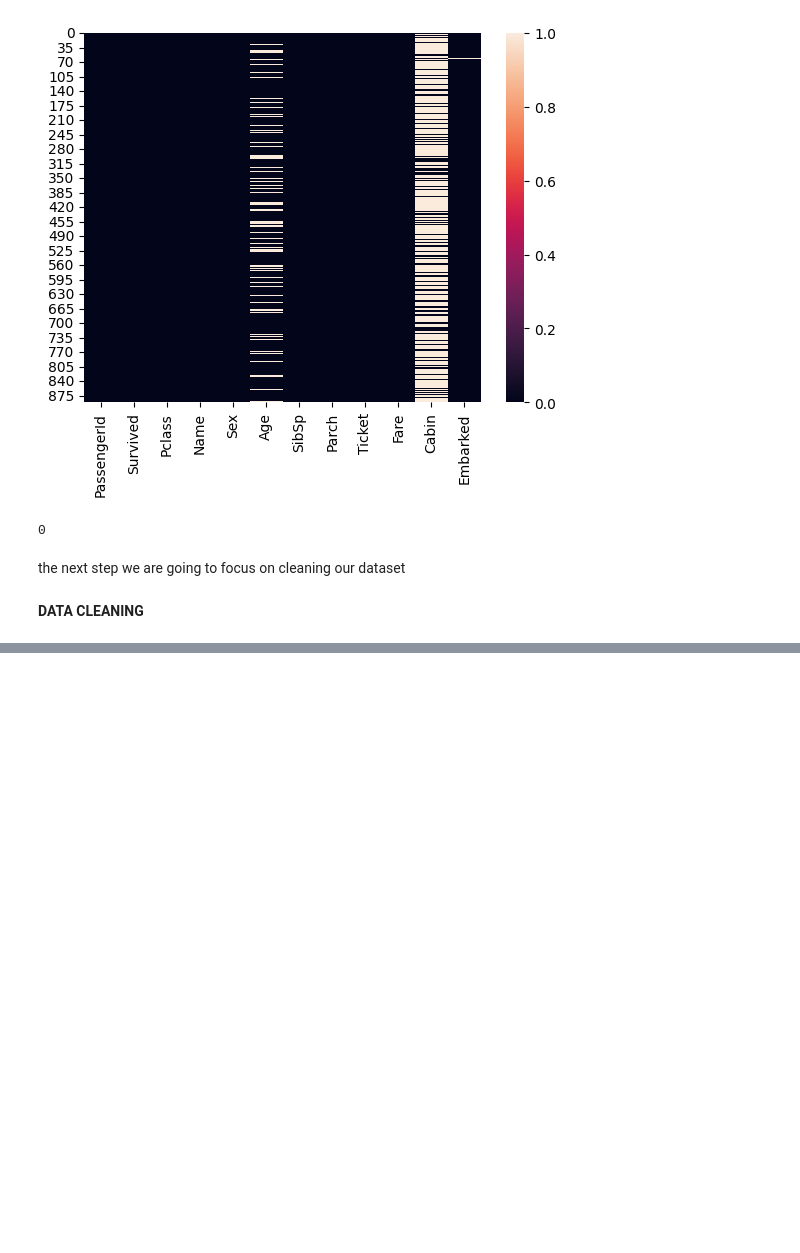
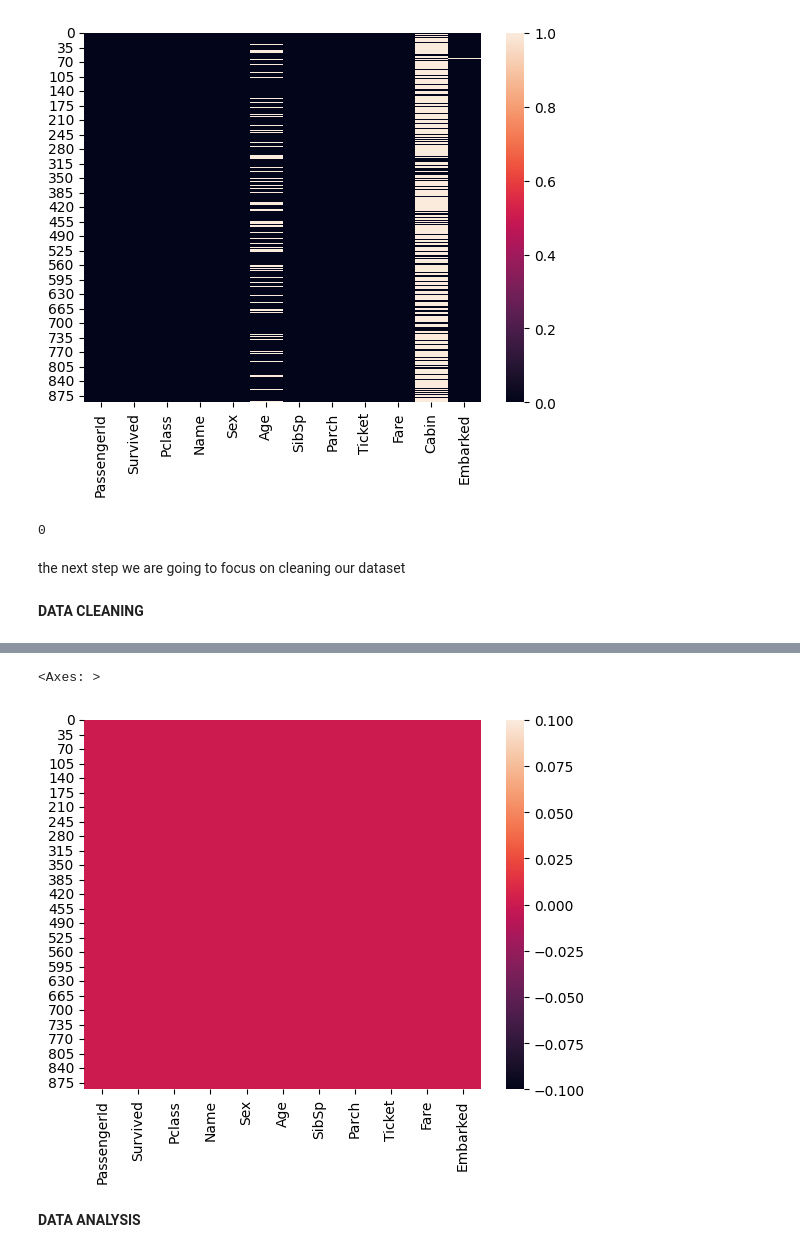
Before and after one commit to ssenkaayi/BIT2207-Assignment1, a Jupyter notebook: titanic_diserster.ipynb, the cells around one changed output, grey strips where cells are left out. Cells and saved outputs as stored; diff of their text form; code cells hidden in the pictures; blank space fills up the shorter version.

```diff
--- a/titanic_diserster.ipynb
+++ b/titanic_diserster.ipynb
@@ -121,0 +149,6 @@ train_df.drop(columns = ['Cabin'])
+# %%
+# comfirming that my data has no missing values
+sns.heatmap(train_df.isna())
+# %% [output]
+<Axes: >
+[figure, added]
@@ -121,0 +158,2 @@ train_df.drop(columns = ['Cabin'])
+# %% [markdown]
+**DATA ANALYSIS**
```
Also changed, not shown: parts of 8 cells of this notebook.
